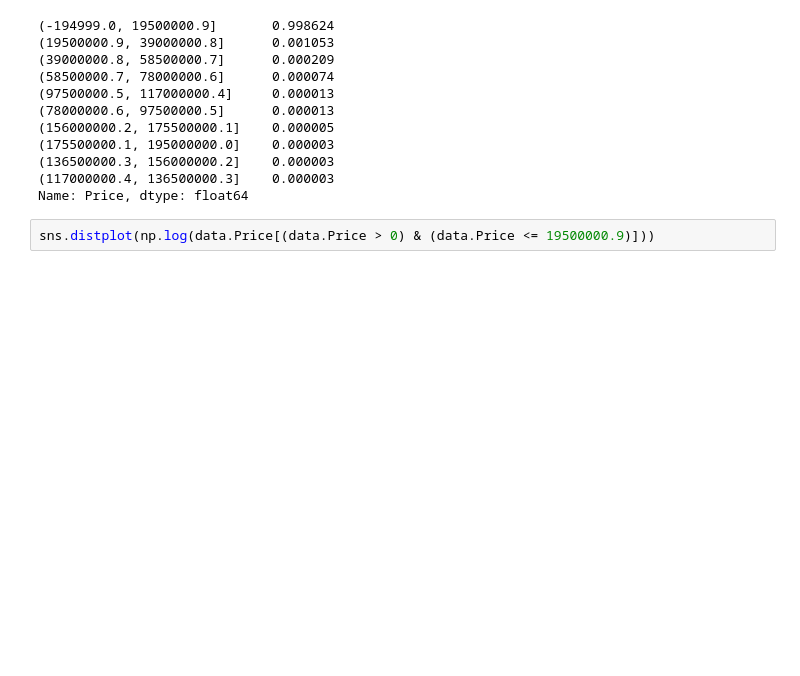
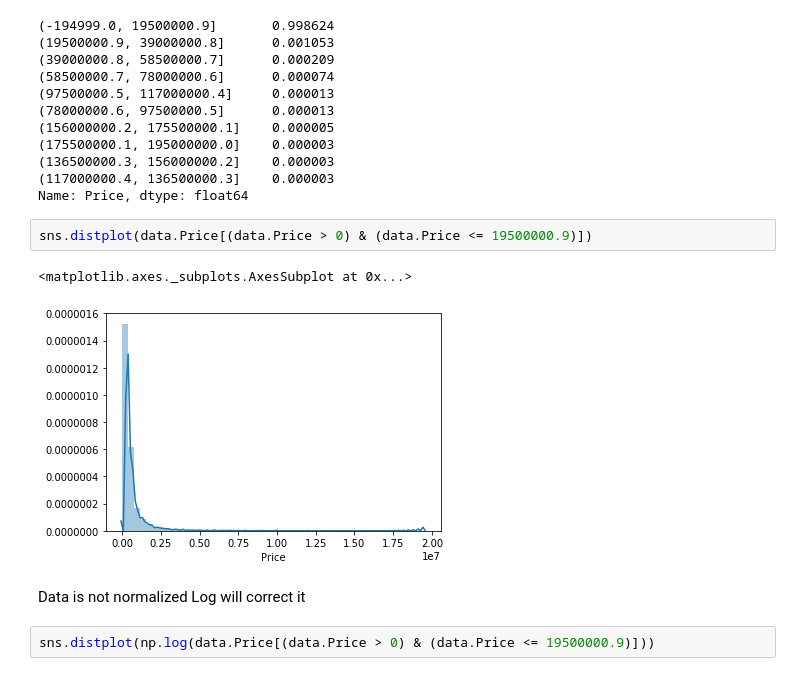
Before and after one commit to Ariellash/Final-DS, a Jupyter notebook: DataPreparation.ipynb, the cells around one changed output. Drawn from its saved outputs; the diff is of its cells as text; blank space fills up the shorter version.

```diff
--- a/DataPreparation.ipynb
+++ b/DataPreparation.ipynb
@@ -339,6 +339,13 @@ data.Price.value_counts(normalize=True, bins=10)
 (136500000.3, 156000000.2]    0.000003
 (117000000.4, 136500000.3]    0.000003
 Name: Price, dtype: float64
+# %%
+sns.distplot(data.Price[(data.Price > 0) & (data.Price <= 19500000.9)])
+# %% [output]
+<matplotlib.axes._subplots.AxesSubplot at 0x...>
+[figure, added]
+# %% [markdown]
+Data is not normalized Log will correct it
 # %%
 sns.distplot(np.log(data.Price[(data.Price > 0) & (data.Price <= 19500000.9)]))
 # %% [output]
```
Also changed, not shown: parts of 8 cells of this notebook.
